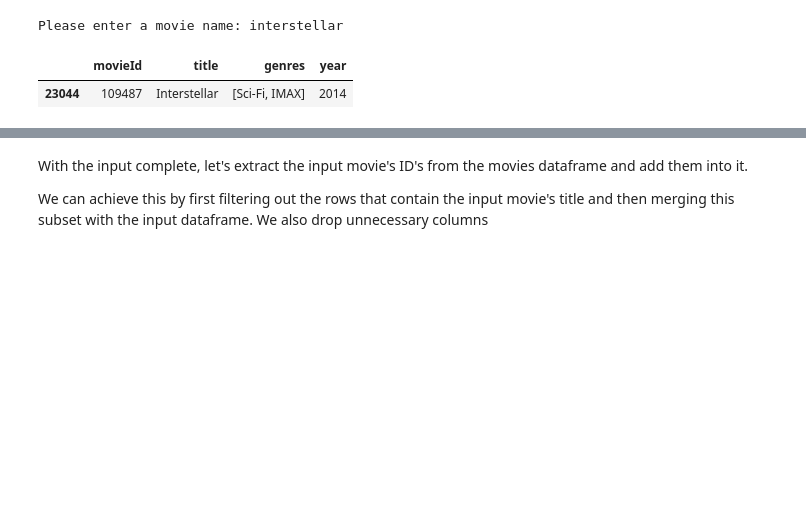
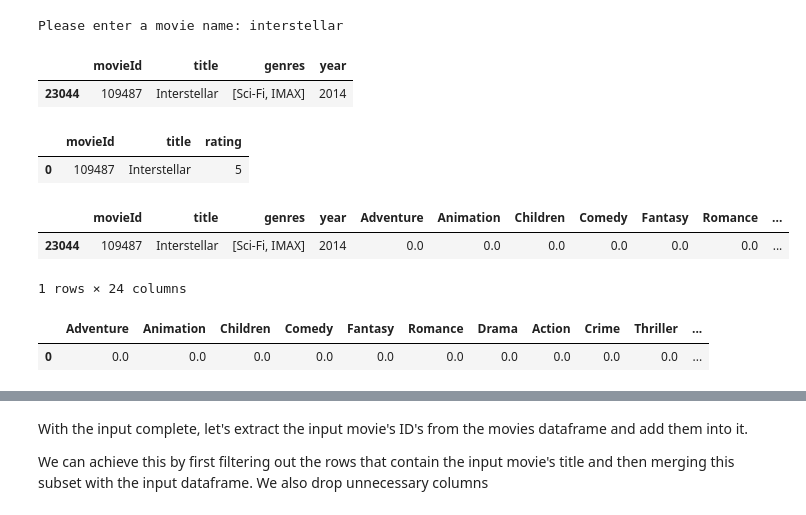
Before and after one commit to sushant822/ML-Recommendation-System, a Jupyter notebook: ML-Recommendation System.ipynb, the cells around one changed output, grey strips where cells are left out. Cells and saved outputs as stored; diff of their text form; code cells hidden in the pictures; blank space fills up the shorter version.

```diff
--- a/ML-Recommendation System.ipynb
+++ b/ML-Recommendation System.ipynb
@@ -132,3 +132,30 @@ user_movie
 Please enter a movie name: interstellar
 |  | movieId | title | genres | year |
 | 23044 | 109487 | Interstellar | [Sci-Fi, IMAX] | 2014 |
+# %%
+#Filtering out the movies by title
+inputId_1 = movies_df[movies_df['title'].str.contains(userInput_1)]
+#merging it so we can get the movieId
+inputMovies_1 = pd.merge(inputId_1, inputMovies)
+#Dropping information we won't use from the input dataframe
+inputMovies_1 = inputMovies_1.drop('genres', 1).drop('year', 1)
+
+inputMovies_1
+# %% [output]
+|  | movieId | title | rating |
+| 0 | 109487 | Interstellar | 5 |
+# %%
+userMovies_1 = moviesWithGenres_df[moviesWithGenres_df['movieId'].isin(inputMovies_1['movieId'].tolist())]
+userMovies_1
+# %% [output]
+|  | movieId | title | genres | year | Adventure | Animation | Children | Comedy | Fantasy | Romance | ... |
+| 23044 | 109487 | Interstellar | [Sci-Fi, IMAX] | 2014 | 0.0 | 0.0 | 0.0 | 0.0 | 0.0 | 0.0 | ... |
+1 rows × 24 columns
+# %%
+userMovies_1 = userMovies_1.reset_index(drop=True)
+
+userGenreTable_1 = userMovies_1.drop('movieId', 1).drop('title', 1).drop('genres', 1).drop('year', 1)
+userGenreTable_1
+# %% [output]
+|  | Adventure | Animation | Children | Comedy | Fantasy | Romance | Drama | Action | Crime | Thriller | ... |
+| 0 | 0.0 | 0.0 | 0.0 | 0.0 | 0.0 | 0.0 | 0.0 | 0.0 | 0.0 | 0.0 | ... |
```
Also changed, not shown: parts of 7 cells of this notebook.
